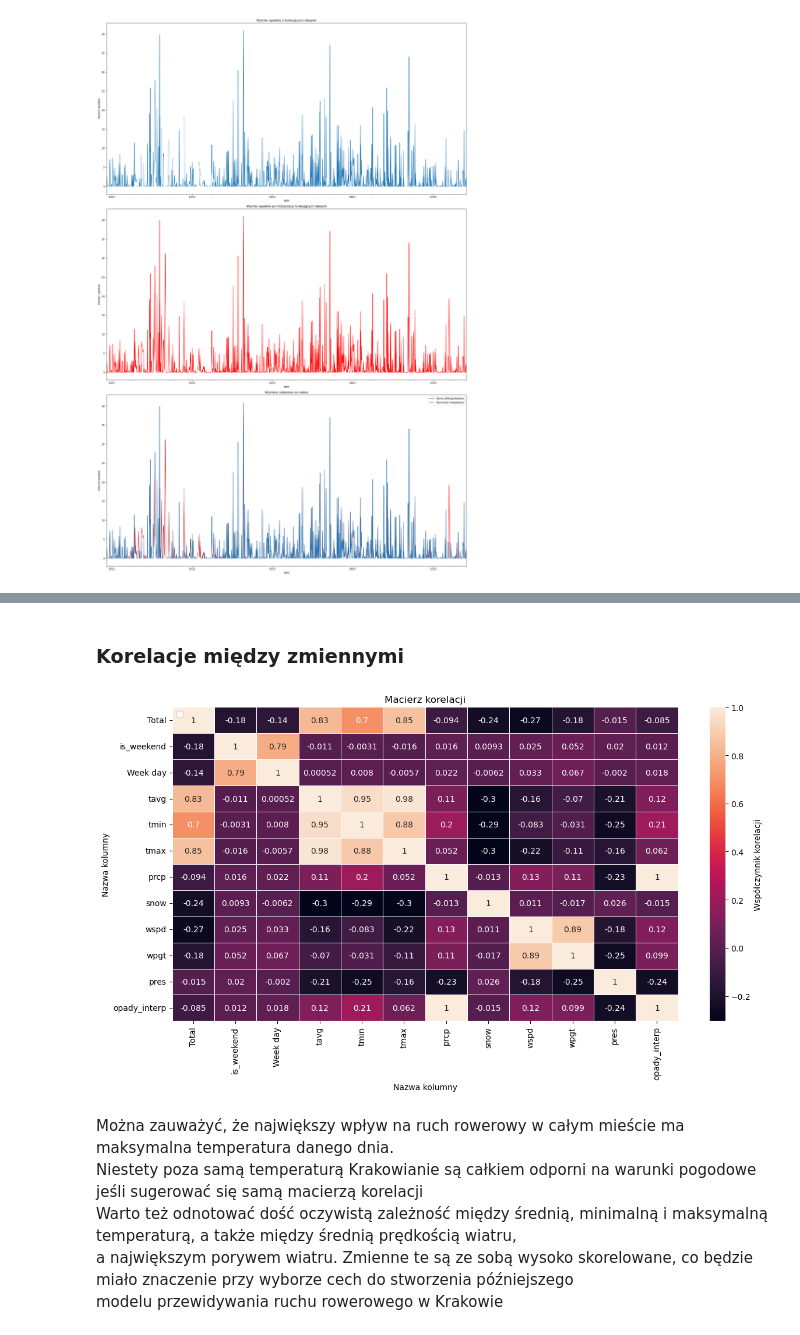
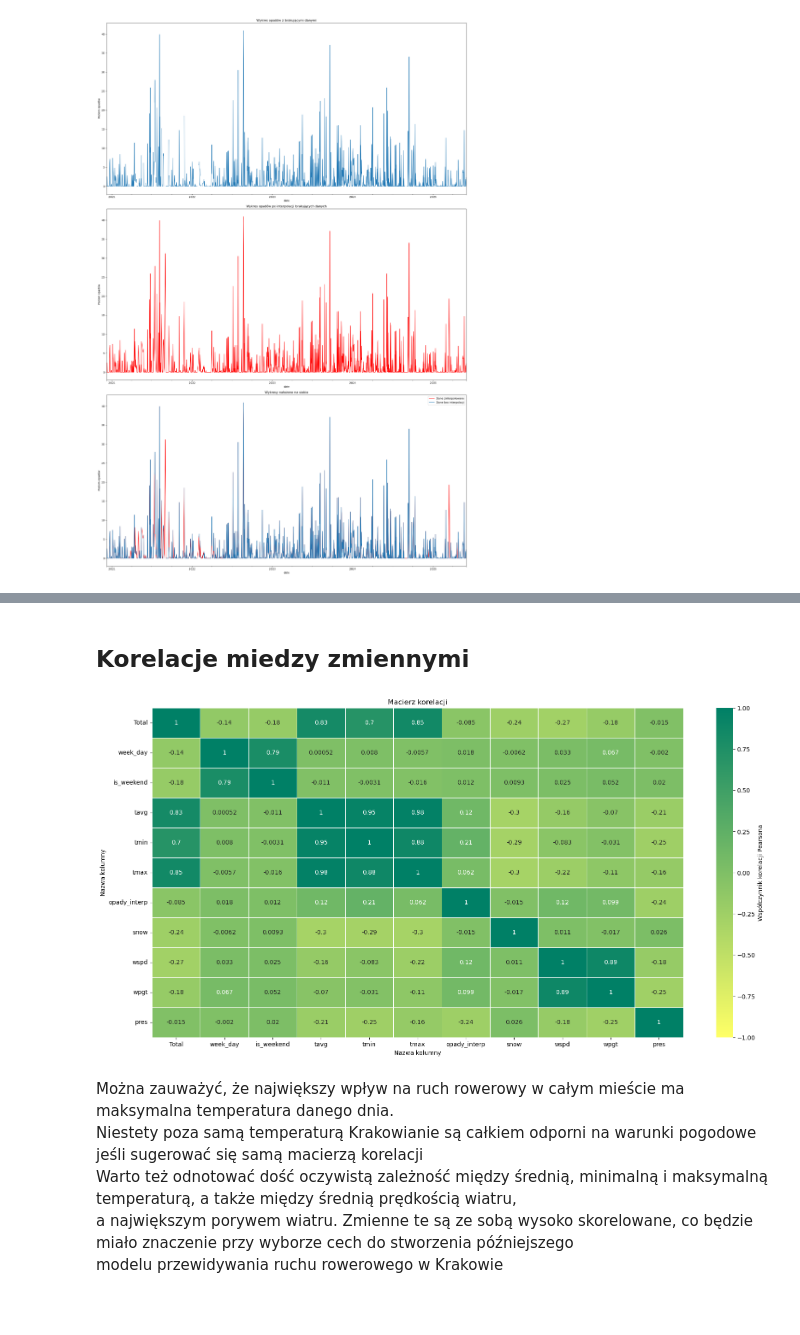
Before and after one commit to olekh-hub/bike_prediction, a Jupyter notebook: Bike_krakow (2).ipynb, the cells around one changed output, grey strips where cells are left out. Cells and saved outputs as stored; diff of their text form; code cells hidden in the pictures; blank space fills up the shorter version.

```diff
--- a/Bike_krakow (2).ipynb
+++ b/Bike_krakow (2).ipynb
@@ -51,6 +63,8 @@ measuring_stations = ['Armii Krajowej','Bora-Komorowskiego','Bulwary','Dworzec G
 bikers_data = data[measuring_stations]
 bikers_data = bikers_data.astype('float64')
 bikers_data['Total'] = bikers_data.sum(axis=1)
+bikers_data['week_day'] = bikers_data.index.dayofweek
+bikers_data['is_weekend'] = (bikers_data['week_day'] >= 5).astype(int)
 bikers_data
 # %% [output]
 |  | Armii Krajowej | Bora-Komorowskiego | Bulwary | Dworzec Główny | Grzegórzecka | Kamieńskiego | Klimeckiego | ... |
@@ -156,5 +134,3 @@ Szczególnie jest to widoczne dla miejsc na popularnych trasach rowerowych, gdzi
-# %%
-bikers_data['Week day'] = bikers_data.index.dayofweek
 # %% [markdown]
 ---
 # %% [markdown]
@@ -271,10 +231,11 @@ data2.head()
 # %%
-df = bikers_data[['Total', 'Week day']]
-df['is_weekend'] = (df['Week day'] >= 5).astype(int)
-df = df[['Total', 'is_weekend', 'Week day']]
+# df = bikers_data[['Total', 'week_day']]
+df = bikers_data[['Total', 'is_weekend', 'week_day']]
 df = pd.merge(left=df, right=data2, left_on=df.index, right_on=data2.index)
 df.index = df['key_0']
 df = df.drop(['key_0'], axis=1)
 df.index.name = 'Date'
+df = df.drop('prcp',axis=1)
+df = df[['Total','week_day','is_weekend','tavg','tmin','tmax','opady_interp','snow','wspd','wpgt','pres']]
 df
 # %% [output]
@@ -295,16 +256,15 @@ df
 # %% [markdown]
-### Korelacje między zmiennymi
+## Korelacje miedzy zmiennymi
 # %%
 import seaborn as sns
-fig = plt.figure(figsize=(14,7))
-sns.heatmap(df.corr(numeric_only=True), annot=True, linewidth=0.5, cbar_kws={'label': 'Współczynnik korelacji'})
+fig = plt.figure(figsize=(20,10))
+sns.heatmap(df.corr(numeric_only=True), annot=True, linewidth=0.5, vmin=-1, vmax=1, cbar_kws={'label': 'Współczynnik korelacji Pearsona'}, cmap='summer_r')
 plt.xlabel('Nazwa kolumny')
 plt.ylabel('Nazwa kolumny')
 plt.title('Macierz korelacji')
-plt.legend()
 plt.show()
 # %% [output]
-[figure, old version]
+[figure, new version]
 # %% [markdown]
 Można zauważyć, że największy wpływ na ruch rowerowy w całym mieście ma maksymalna temperatura danego dnia. <br>
 Niestety poza samą temperaturą Krakowianie są całkiem odporni na warunki pogodowe jeśli sugerować się samą macierzą korelacji <br>
```
Also changed, not shown: parts of 47 cells of this notebook.
